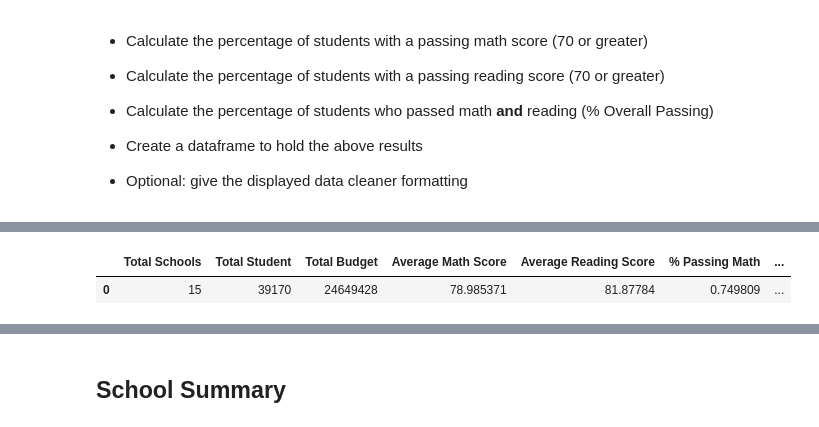
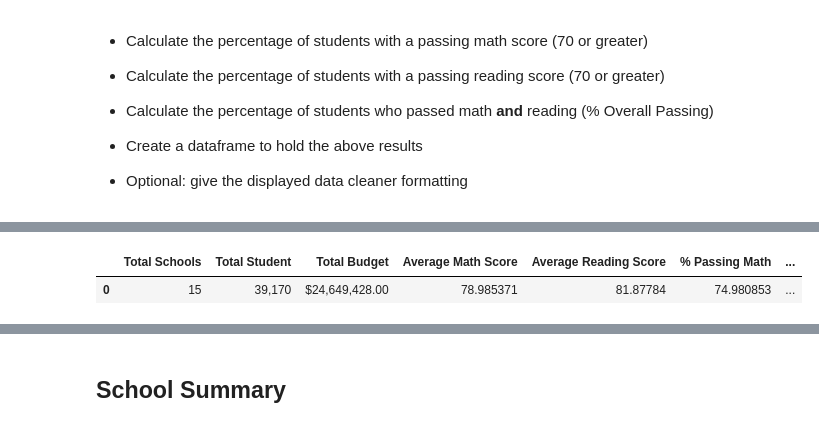
Before and after one commit to JasonAlfred/pandas-challenge, a Jupyter notebook: PyCitySchools/PyCitySchools.ipynb, the cells around one changed output, grey strips where cells are left out. Cells and saved outputs as stored; diff of their text form; code cells hidden in the pictures.

```diff
--- a/PyCitySchools/PyCitySchools.ipynb
+++ b/PyCitySchools/PyCitySchools.ipynb
@@ -56,24 +40,27 @@ student_data
 # %%
 totalStudents = school_data_complete['Student ID'].count()
 
-passingMathIDs = school_data_complete['Student ID'][school_data_complete['math_score']>=70]
-passingReadingIDs = school_data_complete['Student ID'][school_data_complete['reading_score']>=70]
-passingBothIDs = set(passingMathIDs).intersection(set(passingReadingIDs))
-
+#building values in dictionary
 Summary_dict = {'Total Schools':school_data_complete['school_name'].nunique(),
             'Total Student':totalStudents,
             'Total Budget': school_data_complete.groupby('School ID')['budget'].agg(lambda x: x.drop_duplicates()).sum(),
             'Average Math Score': school_data_complete['math_score'].mean(),
             'Average Reading Score': school_data_complete['reading_score'].mean(),
-            '% Passing Math': passingMathIDs.count()/ totalStudents,
-            '% Passing Reading': passingReadingIDs.count()/ totalStudents,
-            '% Overall Passing': len(passingBothIDs)/ totalStudents
-                     }
-Summary_df = pd.DataFrame(Summary_dict, index= [0])
 
-#Need to format values
+            '% Passing Math': school_data_complete['Student ID']
+                [school_data_complete['math_score'] >= 70].count()/ totalStudents*100,
+            '% Passing Reading': school_data_complete['Student ID']
+                [school_data_complete['reading_score'] >= 70].count()/ totalStudents*100,
+            '% Overall Passing': school_data_complete[(school_data_complete['reading_score'] >= 70) &
+                (school_data_complete['math_score'] >= 70)]['Student ID'].count()/totalStudents*100
+                }
+#convert to dataframe
+Summary_df = pd.DataFrame(Summary_dict, index = [0])
 
+#format values
+Summary_df['Total Budget'] = Summary_df['Total Budget'].map('${:,.2f}'.format)
+Summary_df['Total Student'] = Summary_df['Total Student'].map('{:,.0f}'.format)
 Summary_df
 # %% [output]
 |  | Total Schools | Total Student | Total Budget | Average Math Score | Average Reading Score | % Passing Math | ... |
-| 0 | 15 | 39170 | 24649428 | 78.985371 | 81.87784 | 0.749809 | ... |
+| 0 | 15 | 39,170 | $24,649,428.00 | 78.985371 | 81.87784 | 74.980853 | ... |
```
Also changed, not shown: parts of 26 cells of this notebook.
